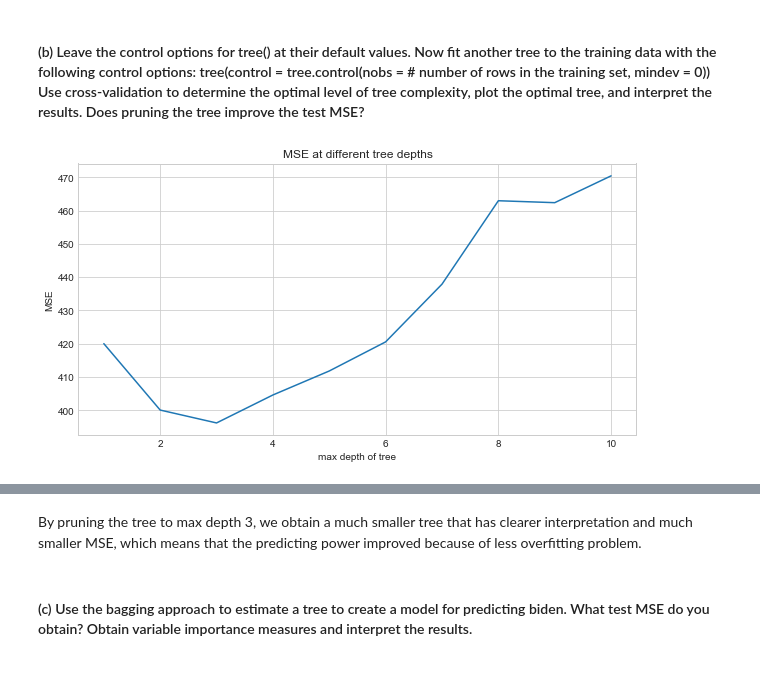
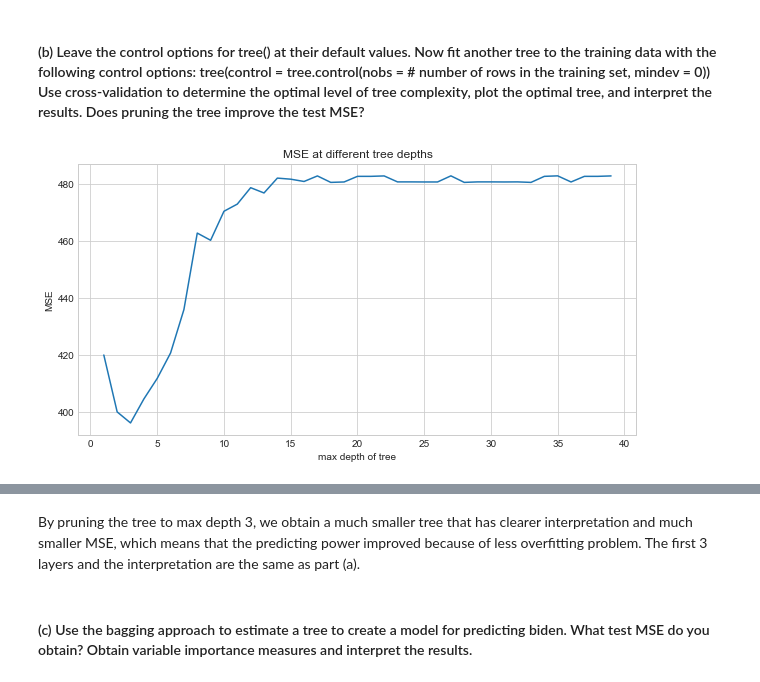
Before and after one commit to UC-MACSS/persp-model_W18, a Jupyter notebook: Students/LiR/PS6-Li_Ruixue.ipynb, the cells around one changed output, grey strips where cells are left out. Saved outputs shown, nothing was run; the diff lists cells and outputs as text; code cells hidden in the pictures.

```diff
--- a/Students/LiR/PS6-Li_Ruixue.ipynb
+++ b/Students/LiR/PS6-Li_Ruixue.ipynb
@@ -71,31 +71,31 @@ The test MSE is 470.6
 # %%
 import matplotlib.pyplot as plt
 
 X_train, X_test, y_train, y_test = train_test_split(X, y, test_size = .3,
                                                     random_state=25)
 
 MSEs = []
 depths = []
 
-for i in range(1, 11):
+for i in range(1, 40):
 
     biden_tree = DecisionTreeRegressor(max_depth=i, min_samples_leaf=5)
     biden_tree.fit(X_train, y_train)
 
     y_pred = biden_tree.predict(X_test)
     MSE = mean_squared_error(y_test, y_pred)
     MSEs.append(MSE)
     depths.append(i)
 
 #print(depths, MSEs)
 plt.figure(figsize = (10, 5))
 plt.plot(depths, MSEs)
 plt.xlabel('max depth of tree')
 plt.ylabel('MSE')
 plt.title('MSE at different tree depths')
 plt.show()
 # %% [output]
-[figure, old version]
+[figure, new version]
 # %%
 biden_tree = DecisionTreeRegressor(max_depth=3, min_samples_leaf=5)
 biden_tree.fit(X_train, y_train)
@@ -113,7 +113,7 @@ graph
 # %% [output]
 [drawing not drawn]
 # %% [markdown]
-By pruning the tree to max depth 3, we obtain a much smaller tree that has clearer interpretation and much smaller MSE, which means that the predicting power improved because of less overfitting problem.
+By pruning the tree to max depth 3, we obtain a much smaller tree that has clearer interpretation and much smaller MSE, which means that the predicting power improved because of less overfitting problem. The first 3 layers and the interpretation are the same as part (a).
 # %% [markdown]
 #### (c) Use the bagging approach to estimate a tree to create a model for predicting biden. What test MSE do you obtain? Obtain variable importance measures and interpret the results.
 # %%
```
